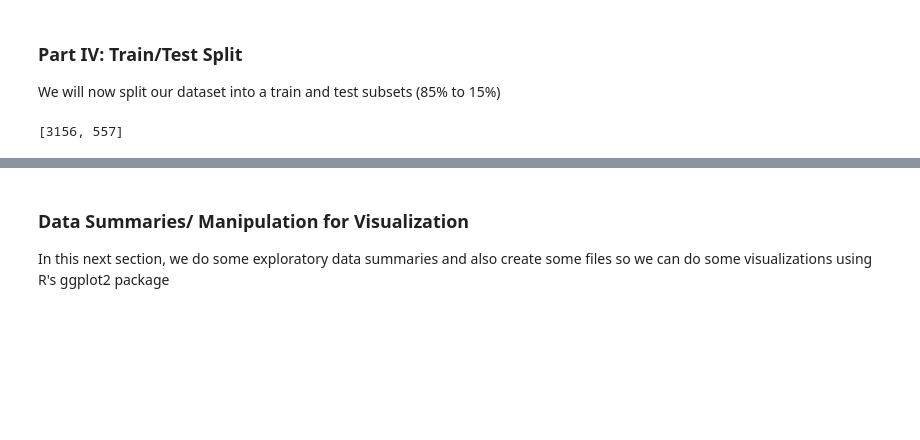
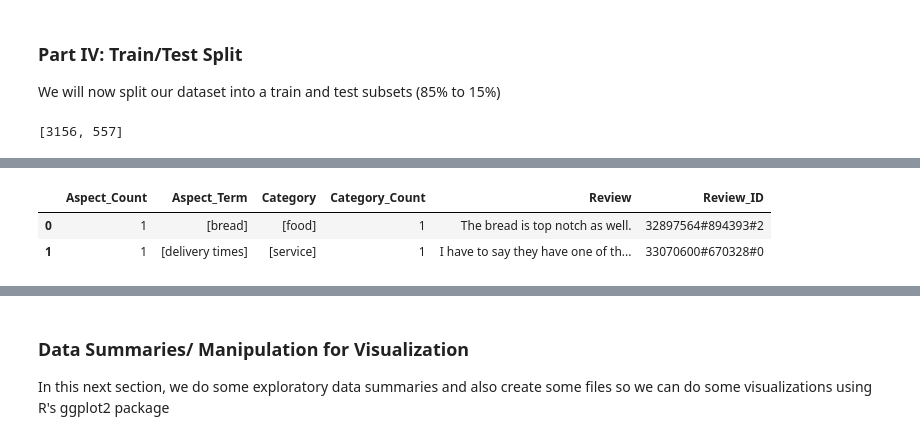
Before and after one commit to tahmeed14/aspect-based-sentiment-analysis-NLP, a Jupyter notebook: data-engin-asba-notebook.ipynb, the cells around one changed output, grey strips where cells are left out. Saved outputs shown, nothing was run; the diff lists cells and outputs as text; code cells hidden in the pictures; blank space fills up the shorter version.

```diff
--- a/data-engin-asba-notebook.ipynb
+++ b/data-engin-asba-notebook.ipynb
@@ -232,23 +232,23 @@ for row in reviews_pd.itertuples(index=False):
         if current_category == "anecdotes/miscellaneous": # rename this label for visualization convenience
             current_category = "other"
 
+        current_aspPol = []
+
+        for asp_pol in row.Aspect_Polarity:
+            if asp_pol == "conflict":
+                current_aspPol.append("neutral")
+            else:
+                current_aspPol.append(asp_pol)
+
+
 
         data_dict["Aspect_Term"] = row.Aspect_Term
         data_dict["Aspect_Count"] = row.Aspect_Count
-        data_dict["Aspect_Polarity"] = row.Aspect_Polarity
+        data_dict["Aspect_Polarity"] = current_aspPol
         data_dict["Category"] = current_category
         data_dict["Category_Polarity"] = current_pol
 
         data_list_CatLevel.append(data_dict)
-
-#         if pol == "conflict":
-#             pol = "neutral"
-
-#         data_dict["Aspect Term"] = terms_list[i]
-#         data_dict["Aspect Polarity"] = pol
-#         data_dict["All Aspect Terms"] = terms_list
-
-#         aspects_data_list.append(data_dict)
 # %%
 # Convert to Pandas Data Frame for convenience
 reviews_pd_CatLevel = pd.DataFrame(data_list_CatLevel)
@@ -305,0 +308,5 @@ reviews_pd_CatLevel.to_pickle("pickled_data/pickled_reviews_pd_CatLevel.pkl")
+# %%
+# Read in XML data (courtesy of SemEval 2014 committee)
+tree = ET.parse('../SemEval_14_Test/Restaurants_Test_Data_phaseB.xml')
+# tree = ET.parse('../SemEval_14_Train/play.xml')
+root = tree.getroot()
@@ -305,0 +365,7 @@ reviews_pd_CatLevel.to_pickle("pickled_data/pickled_reviews_pd_CatLevel.pkl")
+# %%
+semEval_TestData = pd.DataFrame(processed_test_data)
+semEval_TestData.head(2)
+# %% [output]
+|  | Aspect_Count | Aspect_Term | Category | Category_Count | Review | Review_ID |
+| 0 | 1 | [bread] | [food] | 1 | The bread is top notch as well. | 32897564#894393#2 |
+| 1 | 1 | [delivery times] | [service] | 1 | I have to say they have one of th... | 33070600#670328#0 |
```
Also changed, not shown: parts of 8 cells of this notebook, 1 other file.
